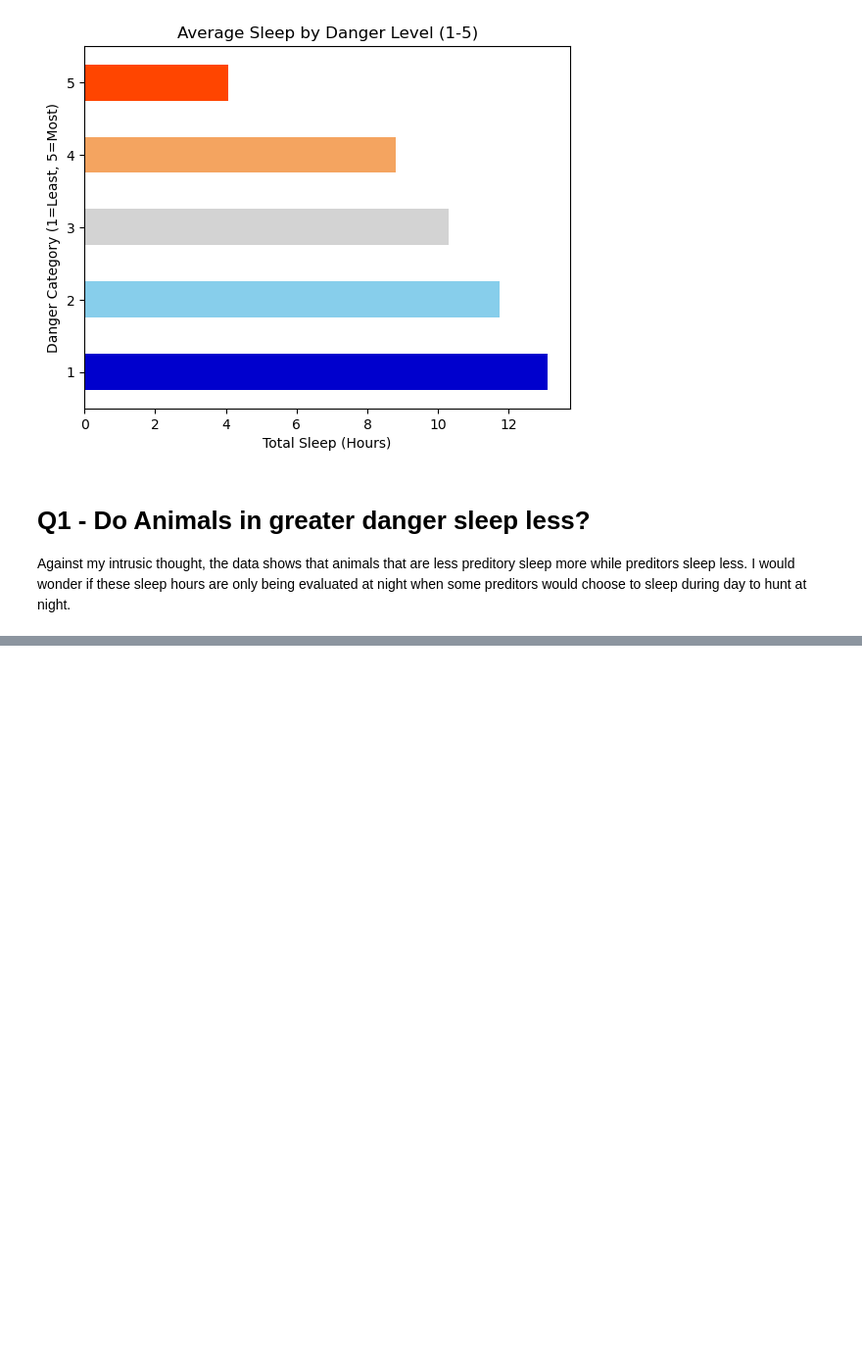
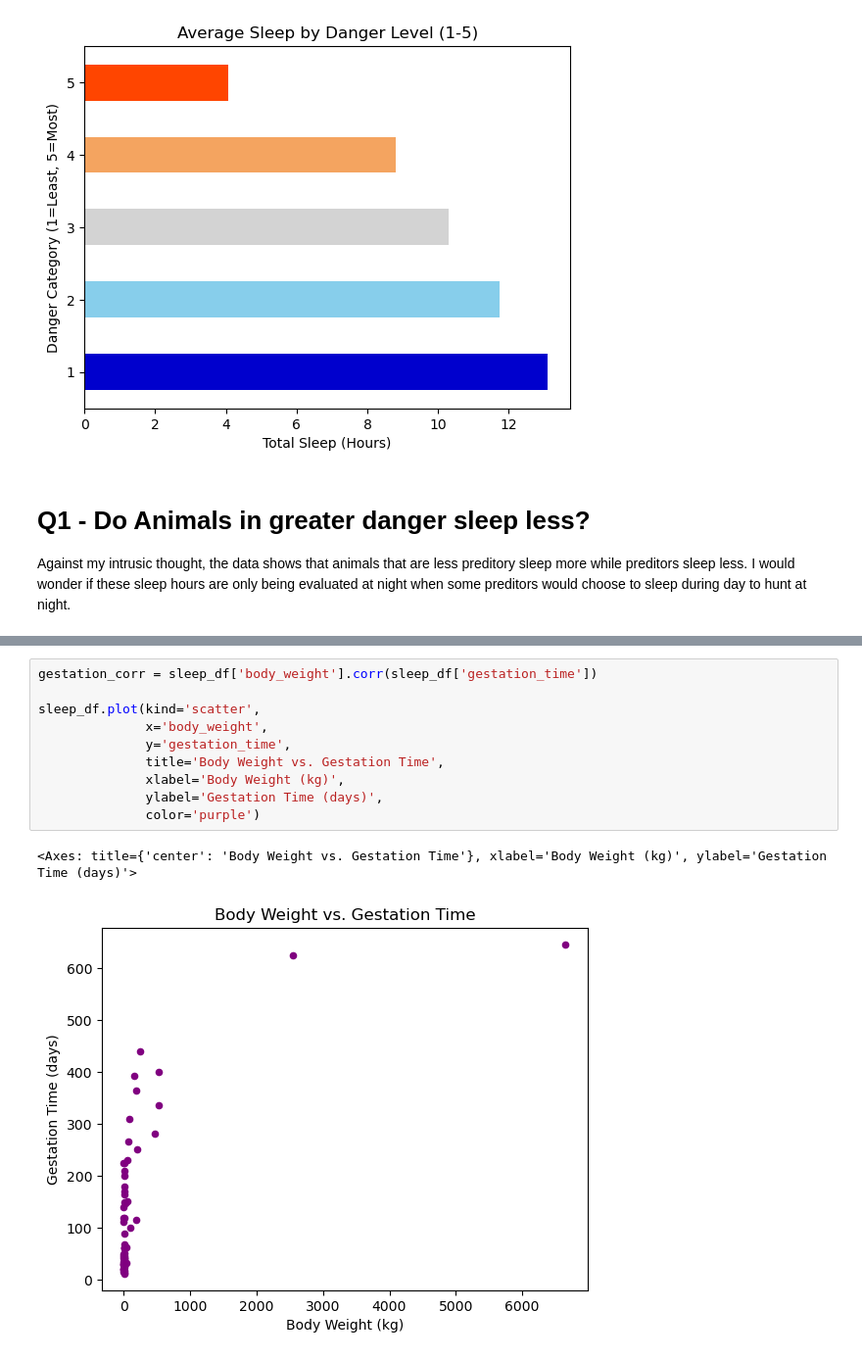
Before and after one commit to Umbretemp/Data_Visualization_And_Modeling, a Jupyter notebook: Lab/1.5 Intro to Python and Pandas Lab.ipynb, the cells around one changed output, grey strips where cells are left out. Shown at 98% size. Cells and saved outputs as stored; diff of their text form; blank space fills up the shorter version.

```diff
--- a/Lab/1.5 Intro to Python and Pandas Lab.ipynb
+++ b/Lab/1.5 Intro to Python and Pandas Lab.ipynb
@@ -82,0 +135,13 @@ sleep_df.plot(kind='scatter',
+# %%
+gestation_corr = sleep_df['body_weight'].corr(sleep_df['gestation_time'])
+
+sleep_df.plot(kind='scatter',
+              x='body_weight',
+              y='gestation_time',
+              title='Body Weight vs. Gestation Time',
+              xlabel='Body Weight (kg)',
+              ylabel='Gestation Time (days)',
+              color='purple')
+# %% [output]
+<Axes: title={'center': 'Body Weight vs. Gestation Time'}, xlabel='Body Weight (kg)', ylabel='Gestation Time (days)'>
+[figure, added]
```
Also changed, not shown: parts of 12 cells of this notebook.
